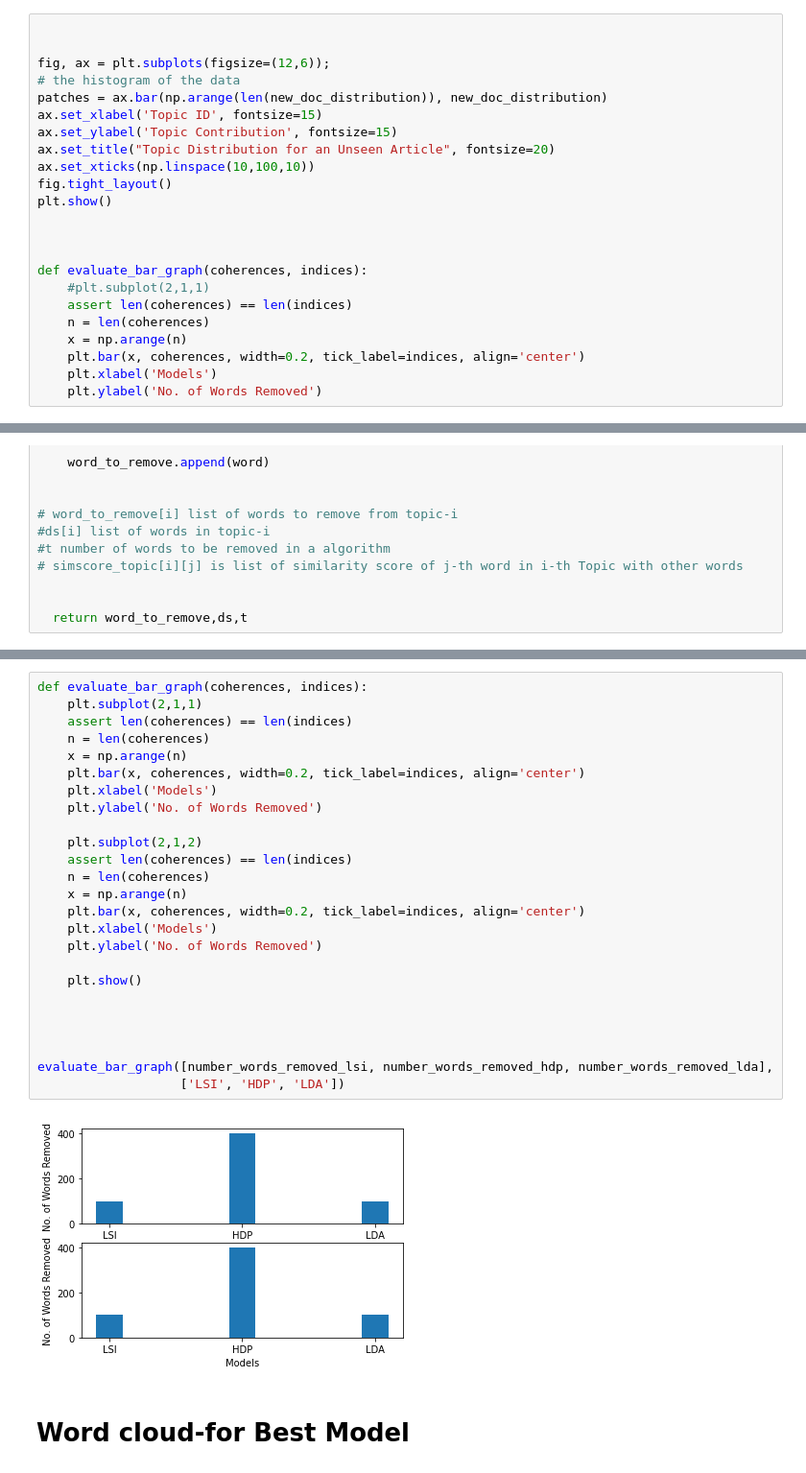
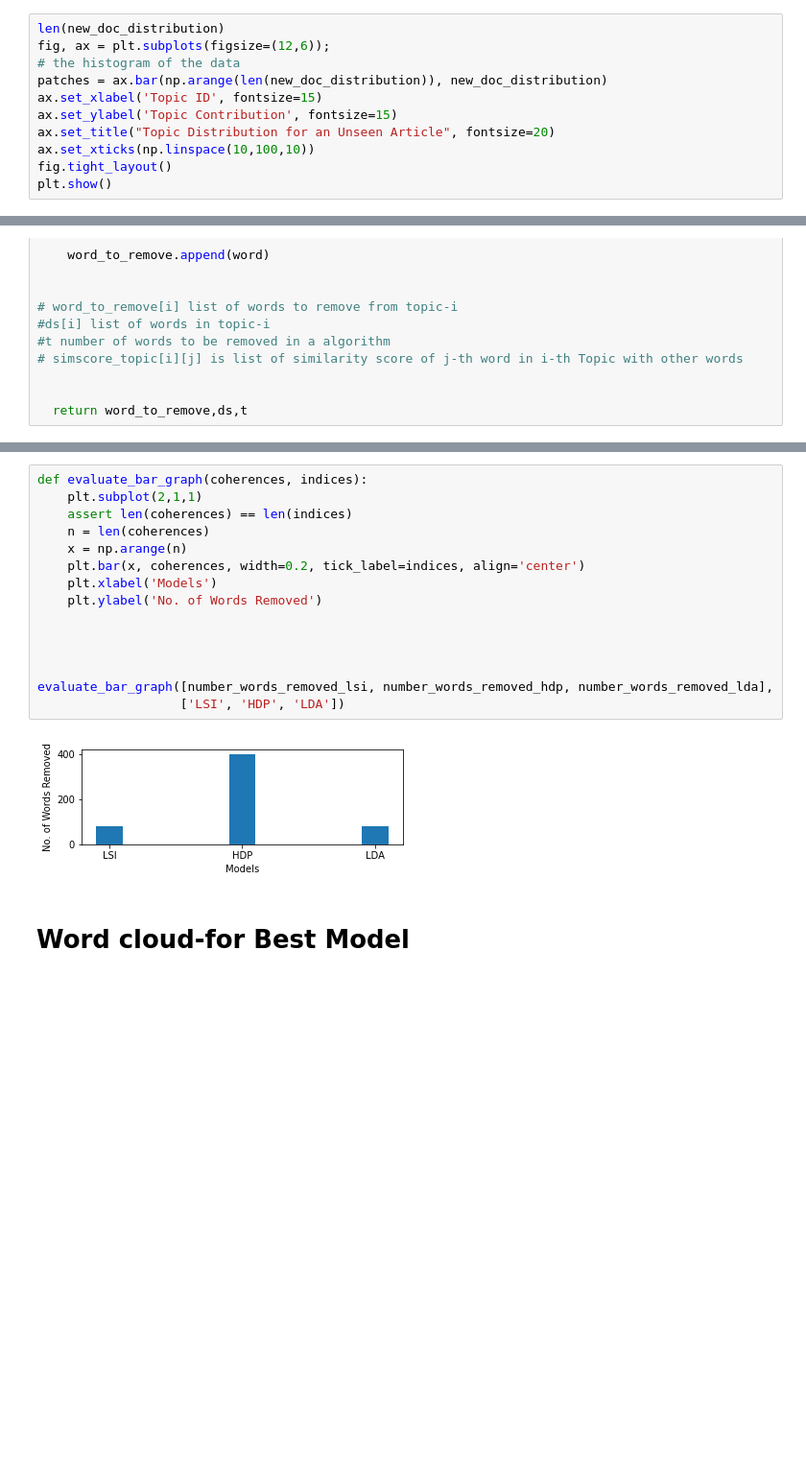
Before and after one commit to bharatbajoria/Dataset-Analytics-Modules, a Jupyter notebook: Topic_Modelling_LDA.ipynb, the cells around one changed output, grey strips where cells are left out. Shown at 96% size. Saved outputs shown, nothing was run; the diff lists cells and outputs as text; blank space fills up the shorter version.

```diff
--- a/Topic_Modelling_LDA.ipynb
+++ b/Topic_Modelling_LDA.ipynb
@@ -378,6 +279,5 @@ len(new_doc_distribution)
 # %%
-
-
+len(new_doc_distribution)
 fig, ax = plt.subplots(figsize=(12,6));
 # the histogram of the data
 patches = ax.bar(np.arange(len(new_doc_distribution)), new_doc_distribution)
@@ -387,15 +287,4 @@ ax.set_title("Topic Distribution for an Unseen Article", fontsize=20)
 ax.set_xticks(np.linspace(10,100,10))
 fig.tight_layout()
 plt.show()
-
-
-
-def evaluate_bar_graph(coherences, indices):
-    #plt.subplot(2,1,1)
-    assert len(coherences) == len(indices)
-    n = len(coherences)
-    x = np.arange(n)
-    plt.bar(x, coherences, width=0.2, tick_label=indices, align='center')
-    plt.xlabel('Models')
-    plt.ylabel('No. of Words Removed')
 # %% [output]
@@ -706,30 +572,20 @@ FutureWarning: Conversion of the second argument of issubdtype from `int` to `np
 # %%
 def evaluate_bar_graph(coherences, indices):
     plt.subplot(2,1,1)
     assert len(coherences) == len(indices)
     n = len(coherences)
     x = np.arange(n)
     plt.bar(x, coherences, width=0.2, tick_label=indices, align='center')
     plt.xlabel('Models')
     plt.ylabel('No. of Words Removed')
 
-    plt.subplot(2,1,2)
-    assert len(coherences) == len(indices)
-    n = len(coherences)
-    x = np.arange(n)
-    plt.bar(x, coherences, width=0.2, tick_label=indices, align='center')
-    plt.xlabel('Models')
-    plt.ylabel('No. of Words Removed')
-
-    plt.show()
-
 
 
 
 evaluate_bar_graph([number_words_removed_lsi, number_words_removed_hdp, number_words_removed_lda],
                    ['LSI', 'HDP', 'LDA'])
 # %% [output]
-[figure, old version]
+[figure, new version]
 # %% [markdown]
 # Word cloud-for Best Model
 # %%
```
Also changed, not shown: parts of 44 cells of this notebook.
